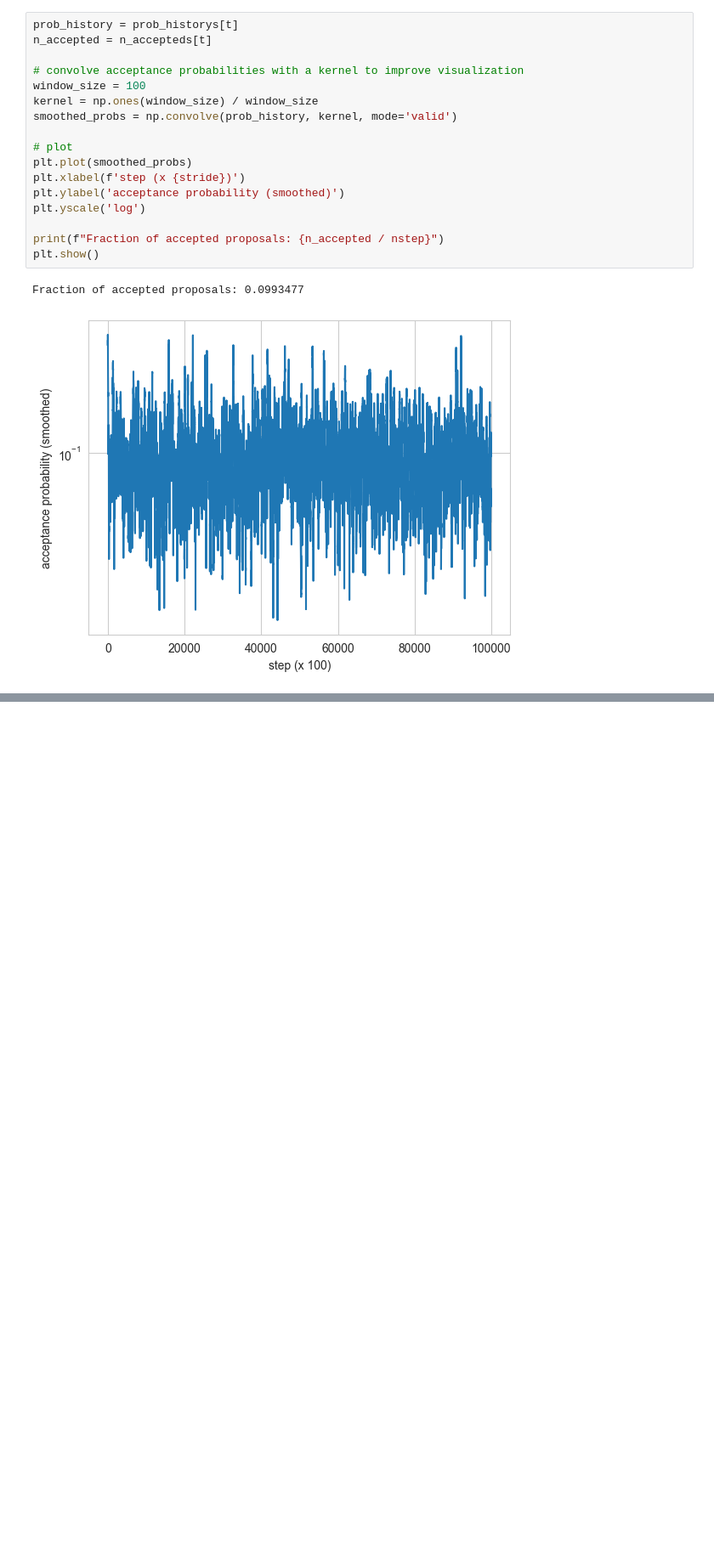
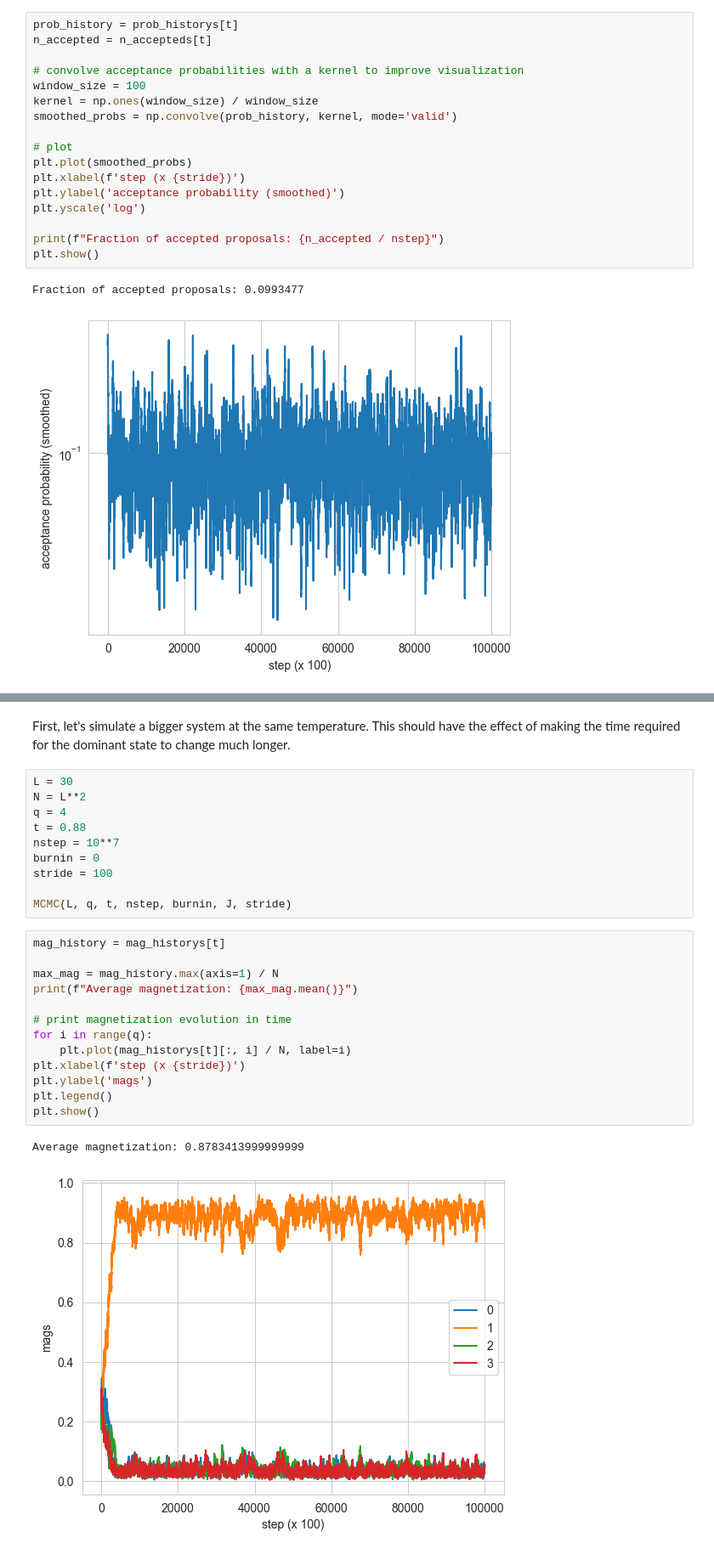
Before and after one commit to DarioFi/Potts-model-phase-transitions, a Jupyter notebook: mattia.ipynb, the cells around one changed output, grey strips where cells are left out. Shown: that part at 85% size. Drawn from its saved outputs; the diff is of its cells as text; blank space fills up the shorter version.

```diff
--- a/mattia.ipynb
+++ b/mattia.ipynb
@@ -384,0 +388,28 @@ This kind of exploratory analysis was very important to inform our choices of hy
+# %% [markdown]
+First, let's simulate a bigger system at the same temperature. This should have the effect of making the time required for the dominant state to change much longer.
+# %%
+L = 30
+N = L**2
+q = 4
+t = 0.88
+nstep = 10**7
+burnin = 0
+stride = 100
+
+MCMC(L, q, t, nstep, burnin, J, stride)
+# %%
+mag_history = mag_historys[t]
+
+max_mag = mag_history.max(axis=1) / N
+print(f"Average magnetization: {max_mag.mean()}")
+
+# print magnetization evolution in time
+for i in range(q):
+    plt.plot(mag_historys[t][:, i] / N, label=i)
+plt.xlabel(f'step (x {stride})')
+plt.ylabel('mags')
+plt.legend()
+plt.show()
+# %% [output]
+Average magnetization: 0.8783413999999999
+[figure, added]
```
Also changed, not shown: parts of 21 cells of this notebook.
